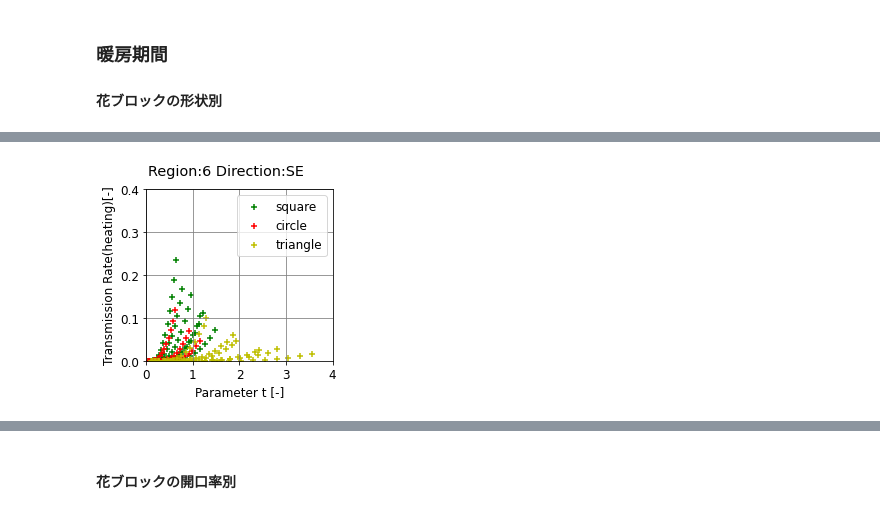
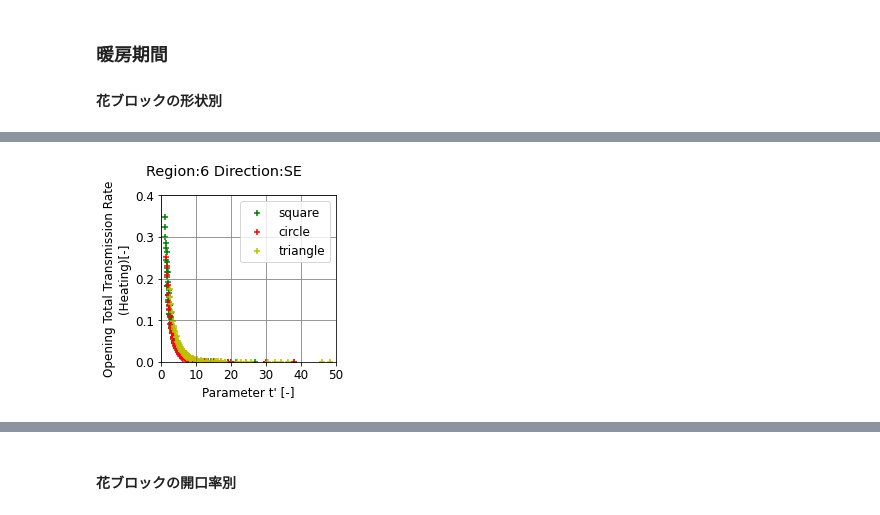
Before and after one commit to BRI-EES-House/03_hana_block, a Jupyter notebook: hana_block_parametric_study_qraphs.ipynb, the cells around one changed output, grey strips where cells are left out. Cells and saved outputs as stored; diff of their text form; code cells hidden in the pictures.

```diff
--- a/hana_block_parametric_study_qraphs.ipynb
+++ b/hana_block_parametric_study_qraphs.ipynb
@@ -201,12 +238,14 @@ for direction, angle in directions.items():
     # グラフ描画
     setPltScatterByType(df = df_all.query('region == ' + str(region) + ' & direction == "' + direction +'"'),
               fig_title = 'Region:' + str(region) + ' Direction:' + direction,
-              x_label = 'Parameter t [-]',
-              y_label = 'Transmission Rate(Cooling)[-]',
-              x_data_name = 'partition_area_rate',
-              y_data_name = 'tau_total_c',
+              x_label = 'Parameter t\' [-]',
+              y_label = 'Opening Transmission Rate' + '\n' + '(Cooling)[-]',
+              x_data_name = 't_rev',
+#               x_data_name = 'partition_area_rate',
+              y_data_name = 'tau0_total_c',
+#               y_data_name = 'tau_total_c',
               xlim_min = 0.0,
-              xlim_max = 4.0,
+              xlim_max = 50,
               ylim_min = 0.0,
               ylim_max = 0.4,
               file_name = 'parametric_study/cooling_by_type_parametric_study_result'
@@ -229,12 +268,14 @@ for direction, angle in directions.items():
     # グラフ描画
     setPltScatterByRate(df = df_all.query('region == ' + str(region) + ' & direction == "' + direction +'"'),
               fig_title = 'Region:' + str(region) + ' Direction:' + direction,
-              x_label = 'Parameter t [-]',
-              y_label = 'Transmission Rate(Cooling)[-]',
-              x_data_name = 'partition_area_rate',
-              y_data_name = 'tau_total_c',
+              x_label = 'Parameter t\' [-]',
+              y_label = 'Opening Total Transmission Rate' + '\n' + '(Cooling)[-]',
+              x_data_name = 't_rev',
+#               x_data_name = 'partition_area_rate',
+              y_data_name = 'tau0_total_c',
+#               y_data_name = 'tau_total_c',
               xlim_min = 0.0,
-              xlim_max = 4.0,
+              xlim_max = 50.0,
               ylim_min = 0.0,
               ylim_max = 0.4,
               file_name = 'parametric_study/cooling_by_rate_parametric_study_result'
@@ -258,12 +299,14 @@ for direction, angle in directions.items():
     # グラフ描画
     setPltScatterByType(df = df_all.query('region == ' + str(region) + ' & direction == "' + direction +'"'),
               fig_title = 'Region:' + str(region) + ' Direction:' + direction,
-              x_label = 'Parameter t [-]',
-              y_label = 'Transmission Rate(heating)[-]',
-              x_data_name = 'partition_area_rate',
-              y_data_name = 'tau_total_h',
+              x_label = 'Parameter t\' [-]',
+              y_label = 'Opening Total Transmission Rate' + '\n' + '(Heating)[-]',
+              x_data_name = 't_rev',
+#               x_data_name = 'partition_area_rate',
+              y_data_name = 'tau0_total_h',
+#               y_data_name = 'tau_total_h',
               xlim_min = 0.0,
-              xlim_max = 4.0,
+              xlim_max = 50.0,
               ylim_min = 0.0,
               ylim_max = 0.4,
               file_name = 'parametric_study/heating_by_type_parametric_study_result'
@@ -276 +319 @@ for direction, angle in directions.items():
-[figure, old version]
+[figure, new version]
```
Also changed, not shown: parts of 44 cells of this notebook.
